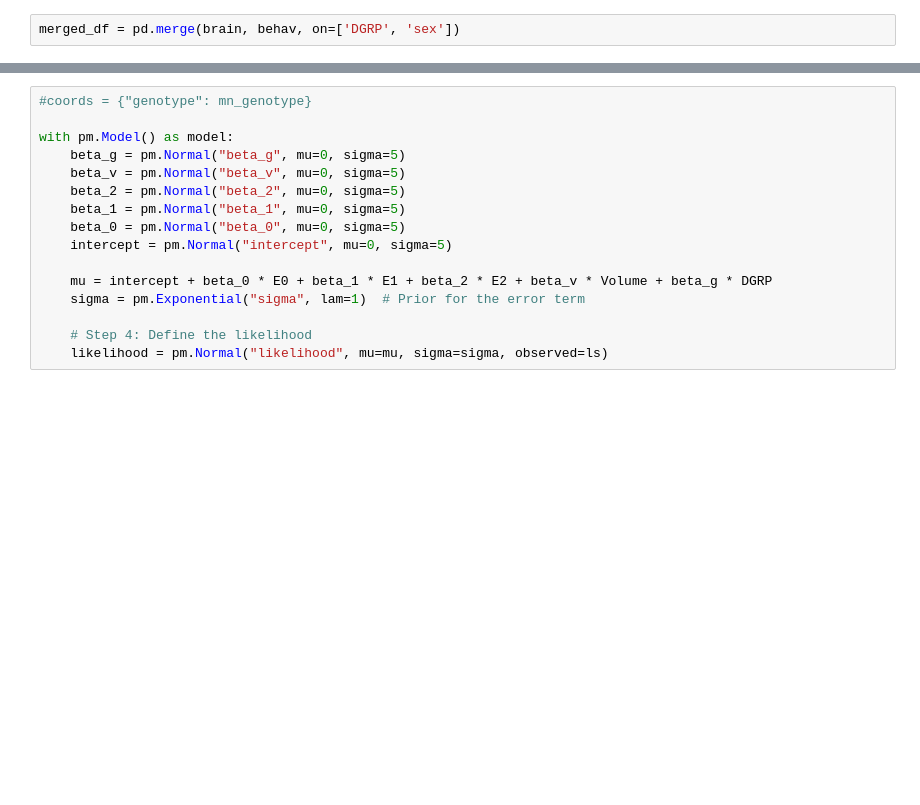
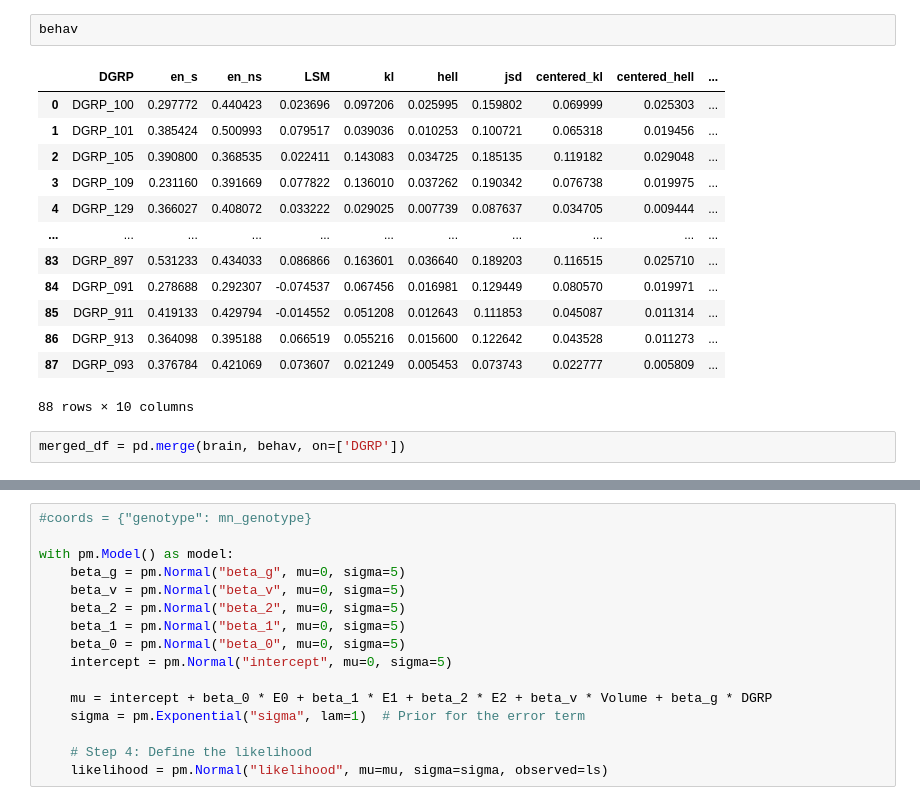
Before and after one commit to Sbourgeat/brain_behavior, a Jupyter notebook: causal_inference.ipynb, the cells around one changed output, grey strips where cells are left out. Drawn from its saved outputs; the diff is of its cells as text; blank space fills up the shorter version.

```diff
--- a/causal_inference.ipynb
+++ b/causal_inference.ipynb
@@ -25,5 +43,21 @@ brain = pd.read_csv("../../Results_Vol_Entropy/GWAS_Normalized_EntropyVol.tsv",
+# %%
+behav
+# %% [output]
+|  | DGRP | en_s | en_ns | LSM | kl | hell | jsd | centered_kl | centered_hell | ... |
+| 0 | DGRP_100 | 0.297772 | 0.440423 | 0.023696 | 0.097206 | 0.025995 | 0.159802 | 0.069999 | 0.025303 | ... |
+| 1 | DGRP_101 | 0.385424 | 0.500993 | 0.079517 | 0.039036 | 0.010253 | 0.100721 | 0.065318 | 0.019456 | ... |
+| 2 | DGRP_105 | 0.390800 | 0.368535 | 0.022411 | 0.143083 | 0.034725 | 0.185135 | 0.119182 | 0.029048 | ... |
+| 3 | DGRP_109 | 0.231160 | 0.391669 | 0.077822 | 0.136010 | 0.037262 | 0.190342 | 0.076738 | 0.019975 | ... |
+| 4 | DGRP_129 | 0.366027 | 0.408072 | 0.033222 | 0.029025 | 0.007739 | 0.087637 | 0.034705 | 0.009444 | ... |
+| ... | ... | ... | ... | ... | ... | ... | ... | ... | ... | ... |
+| 83 | DGRP_897 | 0.531233 | 0.434033 | 0.086866 | 0.163601 | 0.036640 | 0.189203 | 0.116515 | 0.025710 | ... |
+| 84 | DGRP_091 | 0.278688 | 0.292307 | -0.074537 | 0.067456 | 0.016981 | 0.129449 | 0.080570 | 0.019971 | ... |
+| 85 | DGRP_911 | 0.419133 | 0.429794 | -0.014552 | 0.051208 | 0.012643 | 0.111853 | 0.045087 | 0.011314 | ... |
+| 86 | DGRP_913 | 0.364098 | 0.395188 | 0.066519 | 0.055216 | 0.015600 | 0.122642 | 0.043528 | 0.011273 | ... |
+| 87 | DGRP_093 | 0.376784 | 0.421069 | 0.073607 | 0.021249 | 0.005453 | 0.073743 | 0.022777 | 0.005809 | ... |
+88 rows × 10 columns
 # %%
-merged_df = pd.merge(brain, behav, on=['DGRP', 'sex'])
+merged_df = pd.merge(brain, behav, on=['DGRP'])
 # %%
 merged_df.columns
 # %% [output]
```
Also changed, not shown: parts of 12 cells of this notebook, 6 other files.
